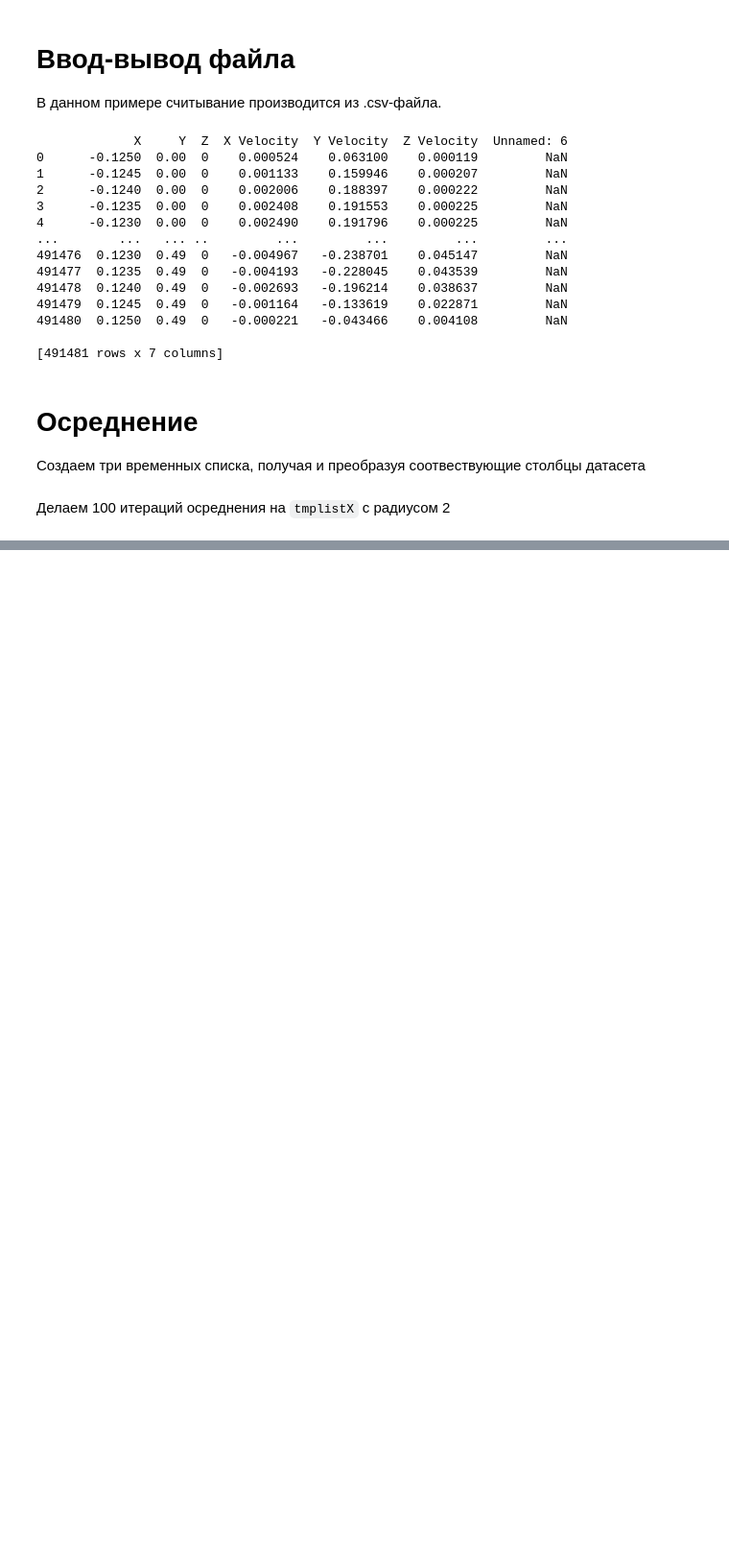
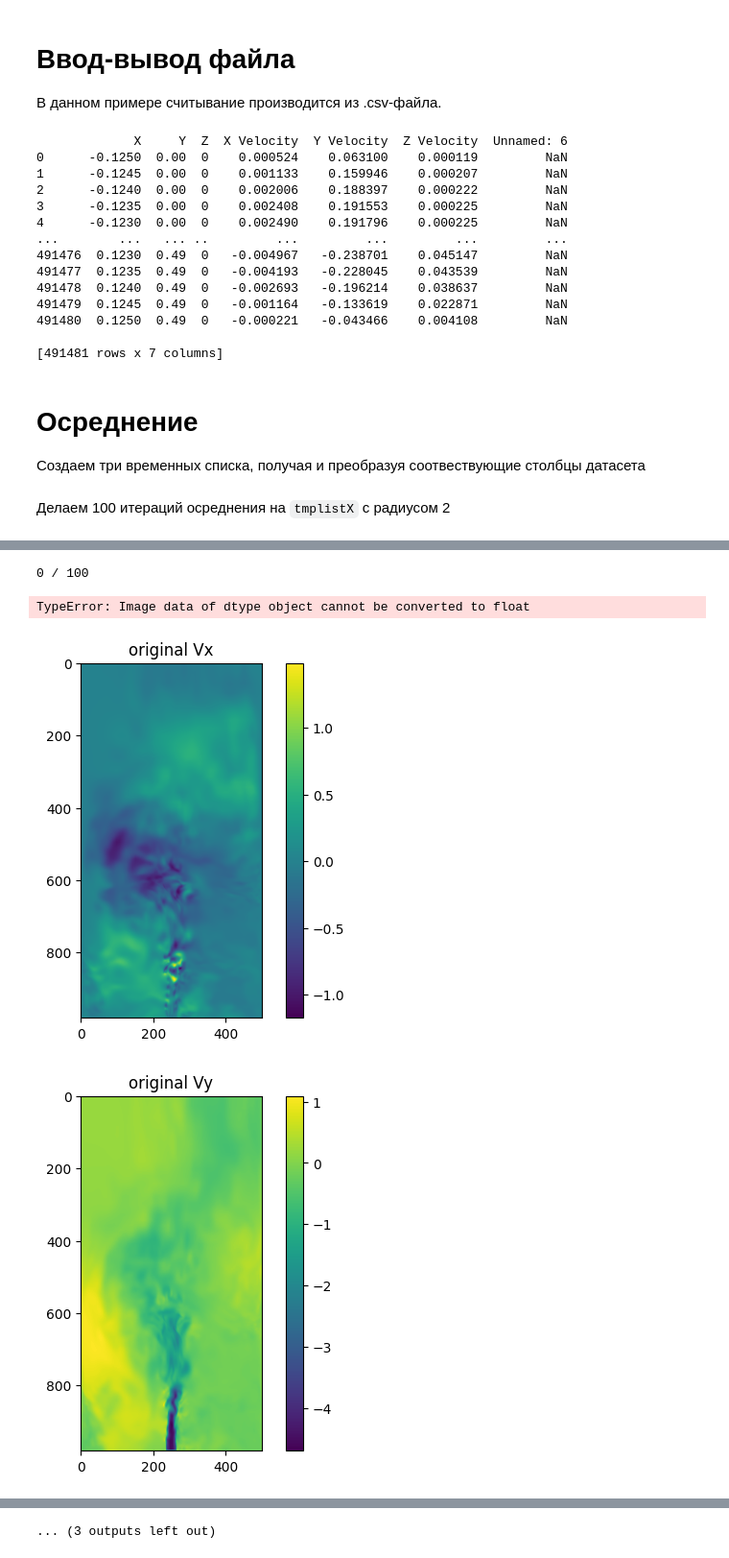
Before and after one commit to germanFid/FieldAveraging, a Jupyter notebook: playground.ipynb, the cells around one changed output, grey strips where cells are left out. Shown at 96% size. Saved outputs shown, nothing was run; the diff lists cells and outputs as text; code cells hidden in the pictures; blank space fills up the shorter version.

Commit message:
Error?

```diff
--- a/playground.ipynb
+++ b/playground.ipynb
@@ -51,12 +56,2 @@ def heatmap(data, title: str):
 # %% [markdown]
 Делаем 100 итераций осреднения на `tmplistX` с радиусом 2
-# %%
-heatmap(tmplistX, "original")
-av1 = line_2_row_averaging_this_2d(tmplistX, 2)
-heatmap(av1, "av1")
-
-for i in range(100):
-    av1 = line_2_row_averaging_this_2d(av1, 2)
-    print(str(i) + " / 100")
-
-heatmap(av1, "last")
@@ -83,0 +58,53 @@ heatmap(av1, "last")
+# %%
+graphics = list()
+
+all_coord_mod = [[float(0) for y in range(len(tmplistX[0]))] for x in range(len(tmplistX))]
+
+for i in range(len(av1)):
+    for j in range(len(av1[0])):
+        all_coord_mod[i][j] = (tmplistX[i][j]**2 + tmplistY[i][j]**2 + tmplistZ[i][j]**2)**0.5
+
+graphics.append(heatmap(tmplistX, "original Vx"))
+graphics.append(heatmap(tmplistY, "original Vy"))
+graphics.append(heatmap(tmplistZ, "original Vz"))
+graphics.append(heatmap(all_coord_mod, "sqrt(av1^2+av2^2+av^3)"))
+
+# row_of_figures(graphics)
+
+av1 = basic_2d_array_averaging(tmplistX, 2)
+av2 = basic_2d_array_averaging(tmplistY, 2)
+av3 = basic_2d_array_averaging(tmplistZ, 2)
+
+for i in range(len(av1)):
+    for j in range(len(av1[0])):
+        all_coord_mod[i][j] = (av1[i][j]**2 + av2[i][j]**2 + av3[i][j]**2)**0.5
+
+graphics.append(heatmap(av1, "av1"))
+graphics.append(heatmap(av2, "av2"))
+graphics.append(heatmap(av3, "av3"))
+graphics.append(heatmap(all_coord_mod, "all_coord_mod"))
+
+# row_of_figures(graphics)
+
+for i in range(1):
+    av1 = basic_2d_array_averaging(av1, 2)
+    av2 = basic_2d_array_averaging(av2, 2)
+    av3 = basic_2d_array_averaging(av3, 2)
+    print(str(i) + " / 100")
+
+graphics.append(heatmap(av1, "av1 last"))
+graphics.append(heatmap(av2, "av2 last"))
+graphics.append(heatmap(av3, "av3 last"))
+
+for i in range(len(av1)):
+    for j in range(len(av1[0])):
+        all_coord_mod[i][j] = (av1[i][j]**2 + av2[i][j]**2 + av3[i][j]**2)**0.5
+
+graphics.append(heatmap(all_coord_mod, "sqrt(av1^2+av2^2+av^3)"))
+
+row_of_figures(graphics)
+# %% [output]
+0 / 100
+TypeError: Image data of dtype object cannot be converted to float
+[figure, added]
+[figure, added]
@@ -83,0 +119 @@ heatmap(av1, "last")
+... (3 outputs left out)
```
Also changed, not shown: parts of 4 cells of this notebook, 3 other files.
